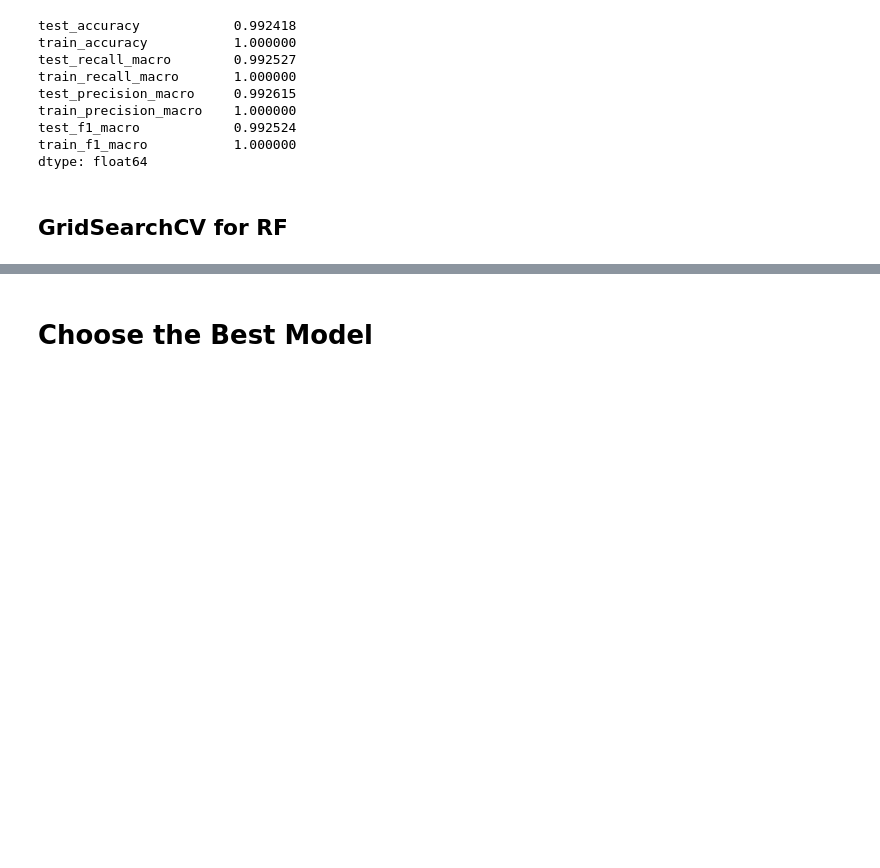
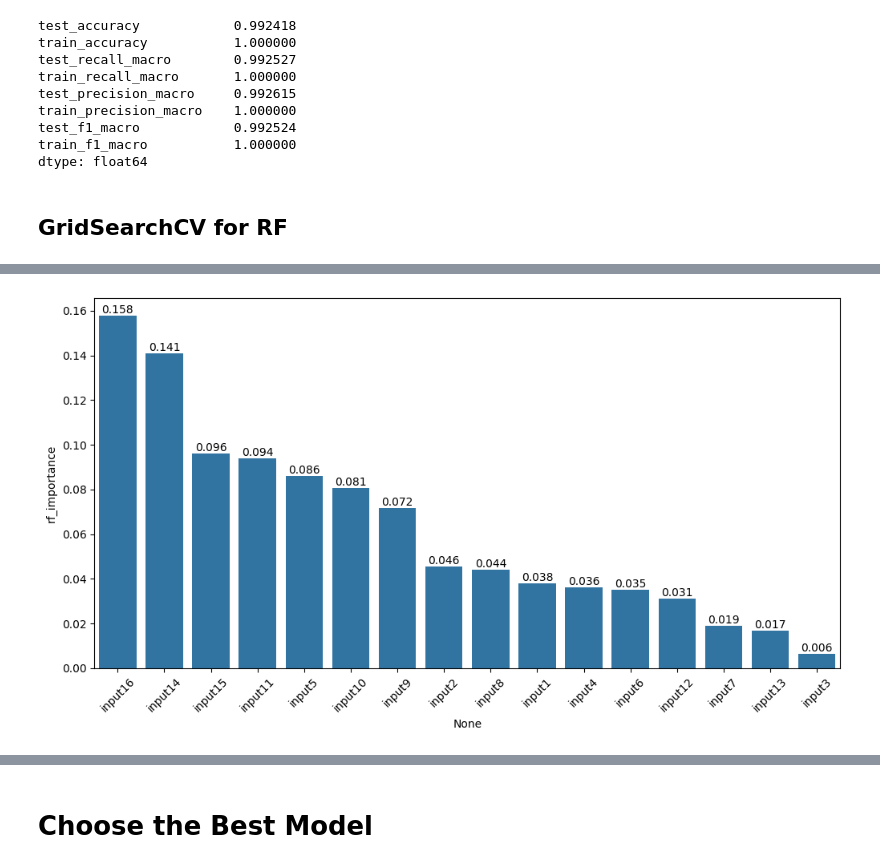
Before and after one commit to ayaramis/DataScience, a Jupyter notebook: Hand Written Digits.ipynb, the cells around one changed output, grey strips where cells are left out. Saved outputs shown, nothing was run; the diff lists cells and outputs as text; code cells hidden in the pictures; blank space fills up the shorter version.

```diff
--- a/Hand Written Digits.ipynb
+++ b/Hand Written Digits.ipynb
@@ -501,12 +540,12 @@ dtype: float64
 # %% [markdown]
 ## GridSearchCV for RF
 # %%
-rf = DecisionTreeClassifier(random_state=1)
-param_grid = {"splitter":["best", "random"],
-              "max_features":[None, "auto", "log2", 2, 3, 4,5,6, 7],
-              "max_depth": [None, 2, 3, 4],
-              "min_samples_leaf": [1, 2, 3, 4, 5, 6,7],
-              "min_samples_split": [2, 3, 5, 6, 7,8,9]}
+rf = RandomForestClassifier(random_state=1)
+param_grid = {"n_estimators":[64, 128, 250, 500],
+              "max_depth": [1, 2, 3],
+              "min_samples_leaf": [1, 2, 3],
+              "min_samples_split": [2, 3, 4],
+              "max_features":['auto', X.shape[1]/3, 6]}
 
 rf_grid = GridSearchCV(estimator=rf, param_grid = param_grid, cv=10, scoring = "f1_macro", return_train_score=True, n_jobs=-1)
 # %%
@@ -572,7 +601,10 @@ ImportError: cannot import name 'predict_proba' from 'sklearn.linear_model' (C:\
 # %%
-rf = RandomForestClassifier(n_estimators=100, learning_rate=0.1, random_state=1)
+model = RandomForestClassifier(max_depth=4,
+                            max_features=6,
+                            n_estimators=128,
+                            random_state=1)
 model.fit(X_train, y_train)
 model.feature_importances_
-feats = pd.DataFrame(index=X.columns, data= model.feature_importances_, columns=['ada_importance'])
-ada_imp_feats = feats.sort_values("ada_importance", ascending = False)
-ada_imp_feats
+feats = pd.DataFrame(index=X.columns, data= model.feature_importances_, columns=['rf_importance'])
+rf_imp_feats = feats.sort_values("rf_importance", ascending = False)
+rf_imp_feats
@@ -578,0 +629,7 @@ ada_imp_feats
+# %%
+plt.figure(figsize=(12, 6))
+ax = sns.barplot(data=rf_imp_feats, x=rf_imp_feats.index, y='rf_importance')
+ax.bar_label(ax.containers[0], fmt="%.3f")
+plt.xticks(rotation=45);
+# %% [output]
+[figure, added]
```
Also changed, not shown: parts of 13 cells of this notebook.
